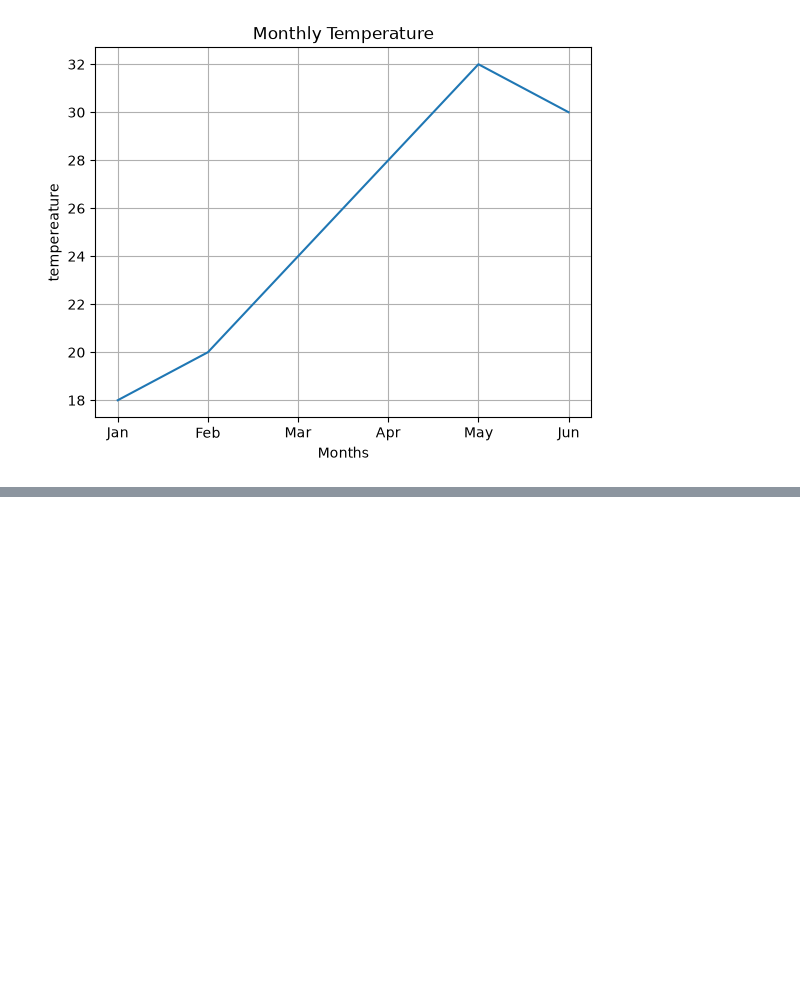
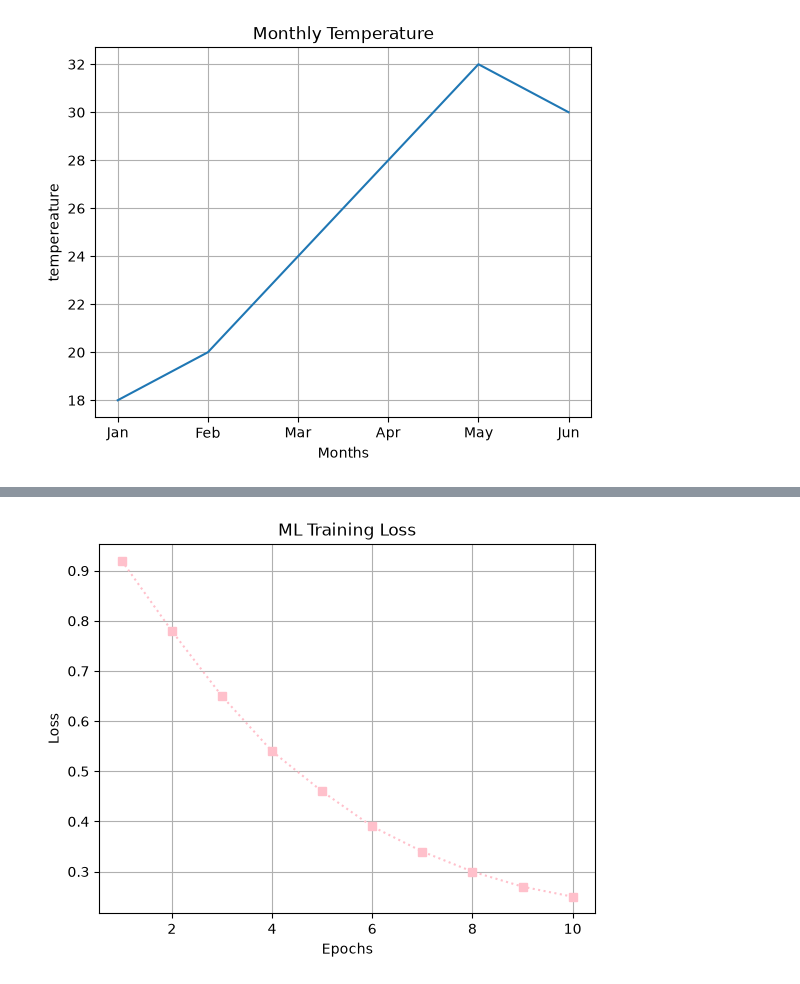
Before and after one commit to khanzahid2223/AI_Bootcamp, a Jupyter notebook: Matplotlib/1.Line Plot.ipynb, the cells around one changed output, grey strips where cells are left out. Saved outputs shown, nothing was run; the diff lists cells and outputs as text; code cells hidden in the pictures; blank space fills up the shorter version.

```diff
--- a/Matplotlib/1.Line Plot.ipynb
+++ b/Matplotlib/1.Line Plot.ipynb
@@ -57,0 +93,12 @@ plt.show()
+# %%
+# ML Training Loss
+epochs = [1, 2, 3, 4, 5, 6, 7, 8, 9, 10]
+loss = [0.92, 0.78, 0.65, 0.54, 0.46, 0.39, 0.34, 0.30, 0.27, 0.25]
+plt.plot(epochs,loss,color="pink",marker="s",linestyle=":")
+plt.title("ML Training Loss")
+plt.xlabel("Epochs")
+plt.ylabel("Loss")
+plt.grid(True)
+plt.show()
+# %% [output]
+[figure, added]
```
Also changed, not shown: parts of 4 cells of this notebook, 2 other files.
